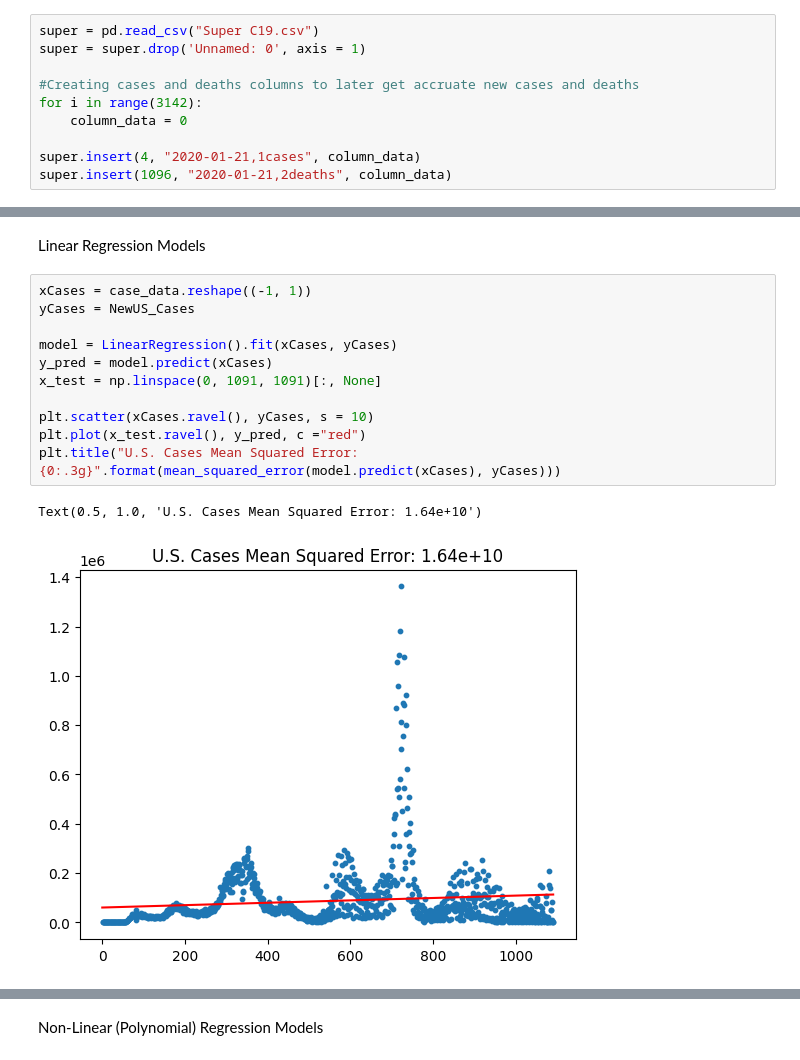
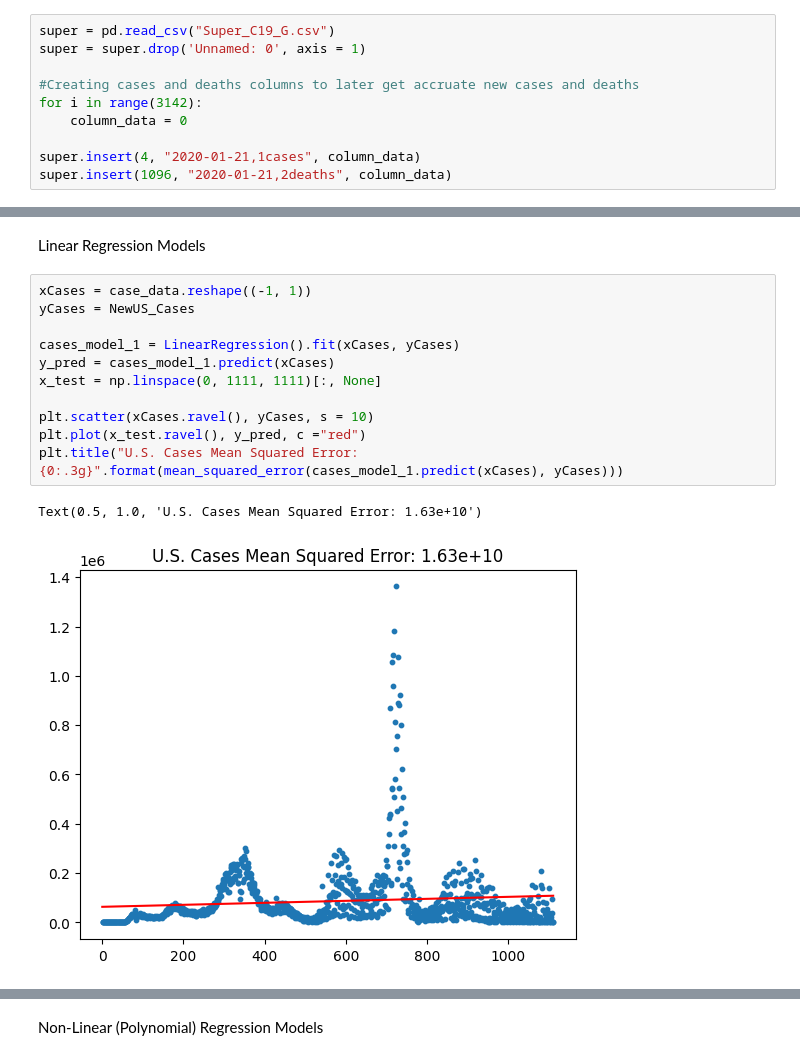
Before and after one commit to ssjung1/csc405-group-project, a Jupyter notebook: Project/src/team/Stage 4 Group.ipynb, the cells around one changed output, grey strips where cells are left out. Cells and saved outputs as stored; diff of their text form.

```diff
--- a/Project/src/team/Stage 4 Group.ipynb
+++ b/Project/src/team/Stage 4 Group.ipynb
@@ -8,7 +8,7 @@ from sklearn.linear_model import LinearRegression
 from sklearn.preprocessing import PolynomialFeatures
 from sklearn.metrics import mean_squared_error
 # %%
-super = pd.read_csv("Super C19.csv")
+super = pd.read_csv("Super_C19_G.csv")
 super = super.drop('Unnamed: 0', axis = 1)
 
 #Creating cases and deaths columns to later get accruate new cases and deaths
@@ -89,17 +89,17 @@ Linear Regression Models
 # %%
 xCases = case_data.reshape((-1, 1))
 yCases = NewUS_Cases
 
-model = LinearRegression().fit(xCases, yCases)
-y_pred = model.predict(xCases)
-x_test = np.linspace(0, 1091, 1091)[:, None]
+cases_model_1 = LinearRegression().fit(xCases, yCases)
+y_pred = cases_model_1.predict(xCases)
+x_test = np.linspace(0, 1111, 1111)[:, None]
 
 plt.scatter(xCases.ravel(), yCases, s = 10)
 plt.plot(x_test.ravel(), y_pred, c ="red")
-plt.title("U.S. Cases Mean Squared Error: {0:.3g}".format(mean_squared_error(model.predict(xCases), yCases)))
+plt.title("U.S. Cases Mean Squared Error: {0:.3g}".format(mean_squared_error(cases_model_1.predict(xCases), yCases)))
 # %% [output]
-Text(0.5, 1.0, 'U.S. Cases Mean Squared Error: 1.64e+10')
+Text(0.5, 1.0, 'U.S. Cases Mean Squared Error: 1.63e+10')
-[figure, old version]
+[figure, new version]
 # %%
 xDeaths = death_data.reshape((-1, 1))
 yDeaths = NewUS_Deaths
```
Also changed, not shown: parts of 10 cells of this notebook.
